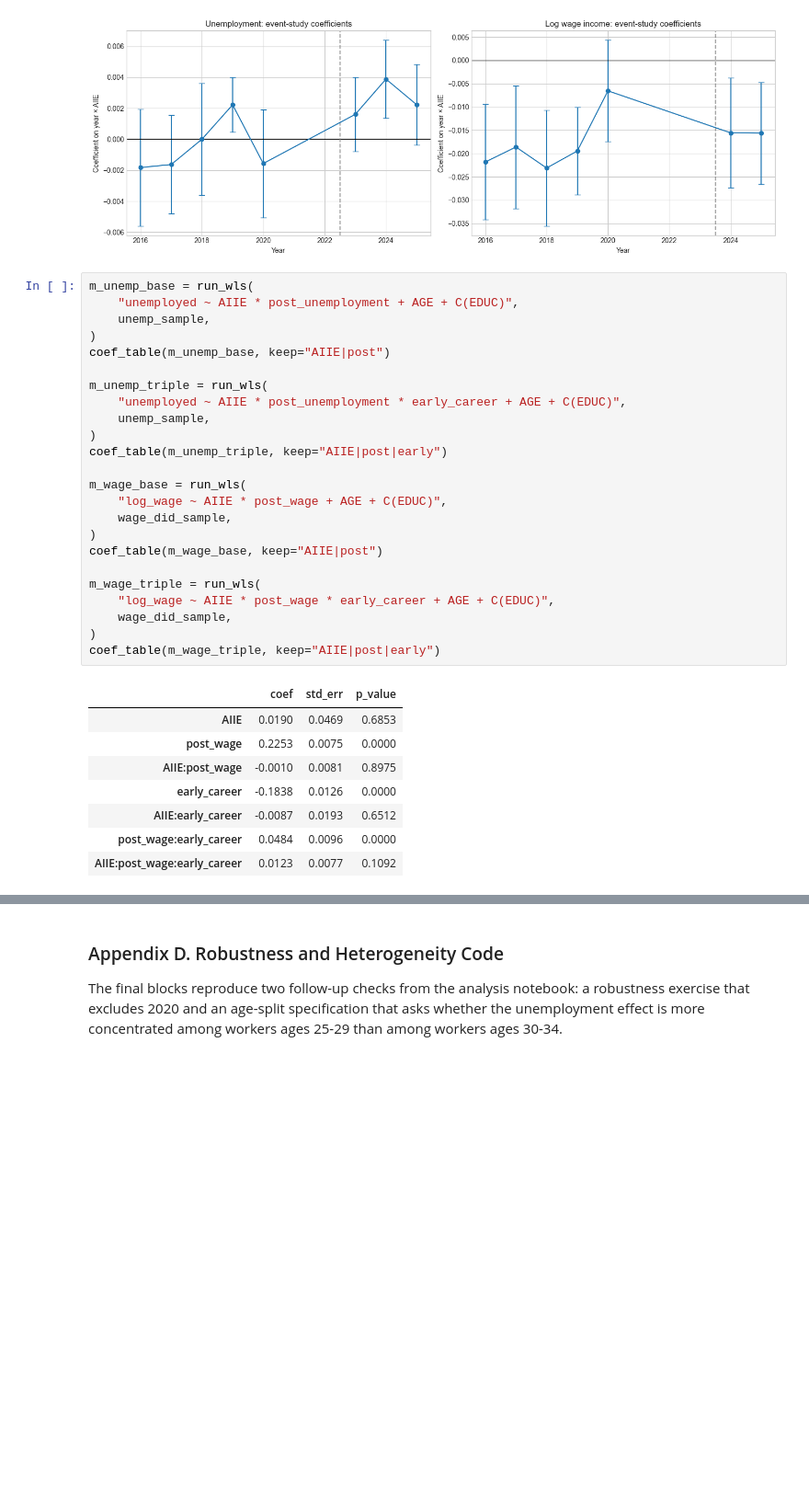
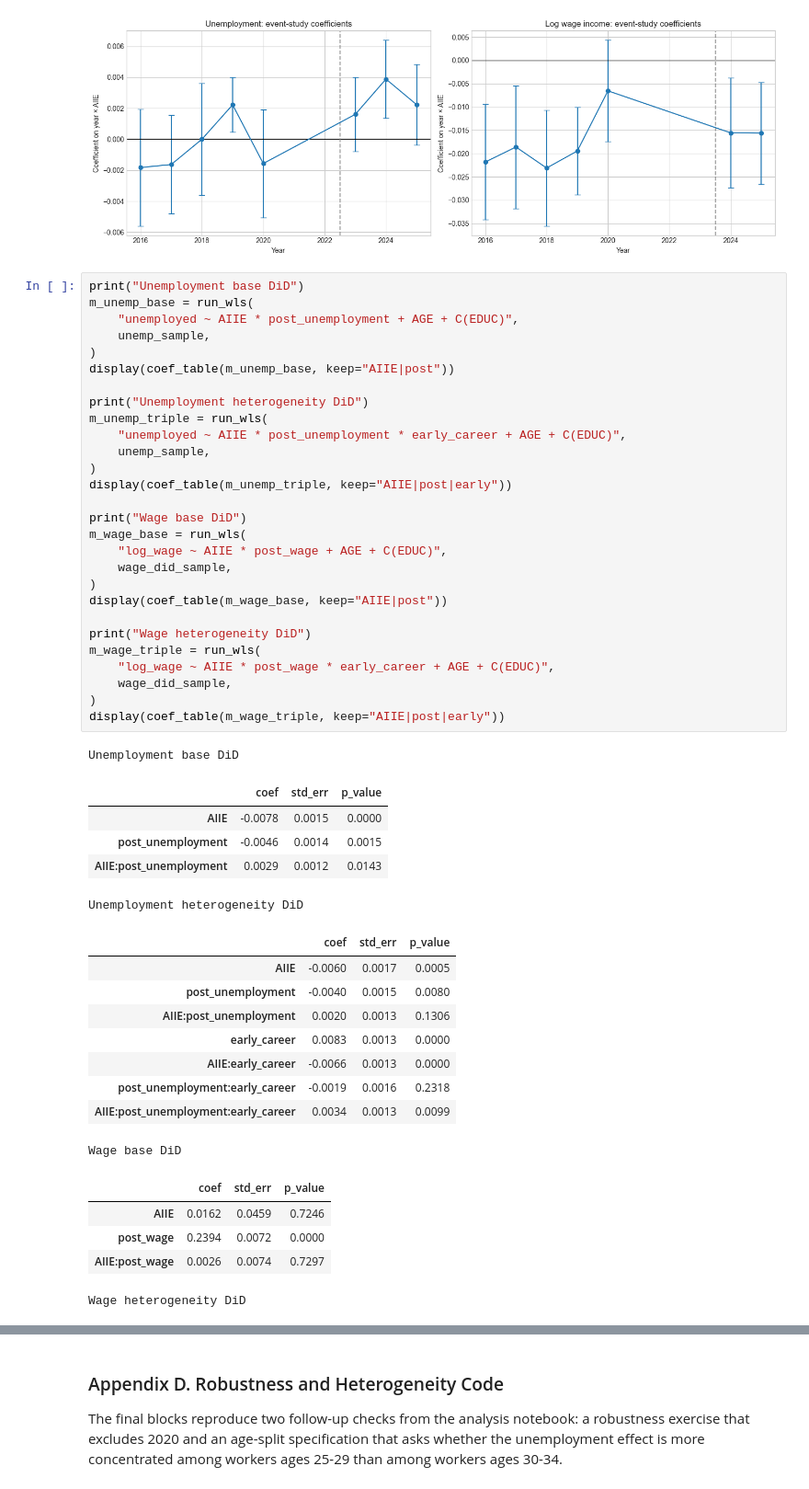
Before and after one commit to isaacvm98/UDS, a Jupyter notebook: reports/appendix_data_science_memo.ipynb, the cells around one changed output, grey strips where cells are left out. Shown at 92% size. Cells and saved outputs as stored; diff of their text form; blank space fills up the shorter version.

```diff
--- a/reports/appendix_data_science_memo.ipynb
+++ b/reports/appendix_data_science_memo.ipynb
@@ -870,35 +872,51 @@ plt.show()
 [figure]
 [figure]
 # %%
+print("Unemployment base DiD")
 m_unemp_base = run_wls(
     "unemployed ~ AIIE * post_unemployment + AGE + C(EDUC)",
     unemp_sample,
 )
-coef_table(m_unemp_base, keep="AIIE|post")
+display(coef_table(m_unemp_base, keep="AIIE|post"))
 
+print("Unemployment heterogeneity DiD")
 m_unemp_triple = run_wls(
     "unemployed ~ AIIE * post_unemployment * early_career + AGE + C(EDUC)",
     unemp_sample,
 )
-coef_table(m_unemp_triple, keep="AIIE|post|early")
+display(coef_table(m_unemp_triple, keep="AIIE|post|early"))
 
+print("Wage base DiD")
 m_wage_base = run_wls(
     "log_wage ~ AIIE * post_wage + AGE + C(EDUC)",
     wage_did_sample,
 )
-coef_table(m_wage_base, keep="AIIE|post")
+display(coef_table(m_wage_base, keep="AIIE|post"))
 
+print("Wage heterogeneity DiD")
 m_wage_triple = run_wls(
     "log_wage ~ AIIE * post_wage * early_career + AGE + C(EDUC)",
     wage_did_sample,
 )
-coef_table(m_wage_triple, keep="AIIE|post|early")
+display(coef_table(m_wage_triple, keep="AIIE|post|early"))
 # %% [output]
+Unemployment base DiD
 |  | coef | std_err | p_value |
-| AIIE | 0.0190 | 0.0469 | 0.6853 |
-| post_wage | 0.2253 | 0.0075 | 0.0000 |
-| AIIE:post_wage | -0.0010 | 0.0081 | 0.8975 |
-| early_career | -0.1838 | 0.0126 | 0.0000 |
-| AIIE:early_career | -0.0087 | 0.0193 | 0.6512 |
-| post_wage:early_career | 0.0484 | 0.0096 | 0.0000 |
-| AIIE:post_wage:early_career | 0.0123 | 0.0077 | 0.1092 |
+| AIIE | -0.0078 | 0.0015 | 0.0000 |
+| post_unemployment | -0.0046 | 0.0014 | 0.0015 |
+| AIIE:post_unemployment | 0.0029 | 0.0012 | 0.0143 |
+Unemployment heterogeneity DiD
+|  | coef | std_err | p_value |
+| AIIE | -0.0060 | 0.0017 | 0.0005 |
+| post_unemployment | -0.0040 | 0.0015 | 0.0080 |
+| AIIE:post_unemployment | 0.0020 | 0.0013 | 0.1306 |
+| early_career | 0.0083 | 0.0013 | 0.0000 |
+| AIIE:early_career | -0.0066 | 0.0013 | 0.0000 |
+| post_unemployment:early_career | -0.0019 | 0.0016 | 0.2318 |
+| AIIE:post_unemployment:early_career | 0.0034 | 0.0013 | 0.0099 |
+Wage base DiD
+|  | coef | std_err | p_value |
+| AIIE | 0.0162 | 0.0459 | 0.7246 |
+| post_wage | 0.2394 | 0.0072 | 0.0000 |
+| AIIE:post_wage | 0.0026 | 0.0074 | 0.7297 |
+Wage heterogeneity DiD
```
Also changed, not shown: parts of 7 cells of this notebook, 4 other files.
